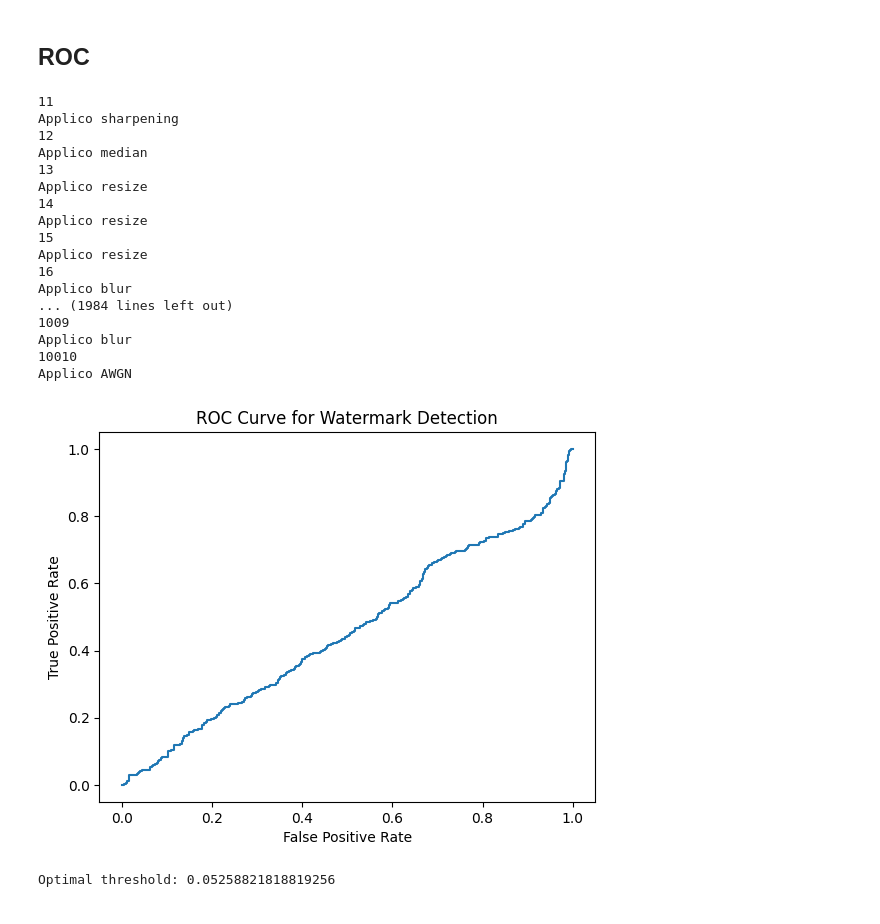
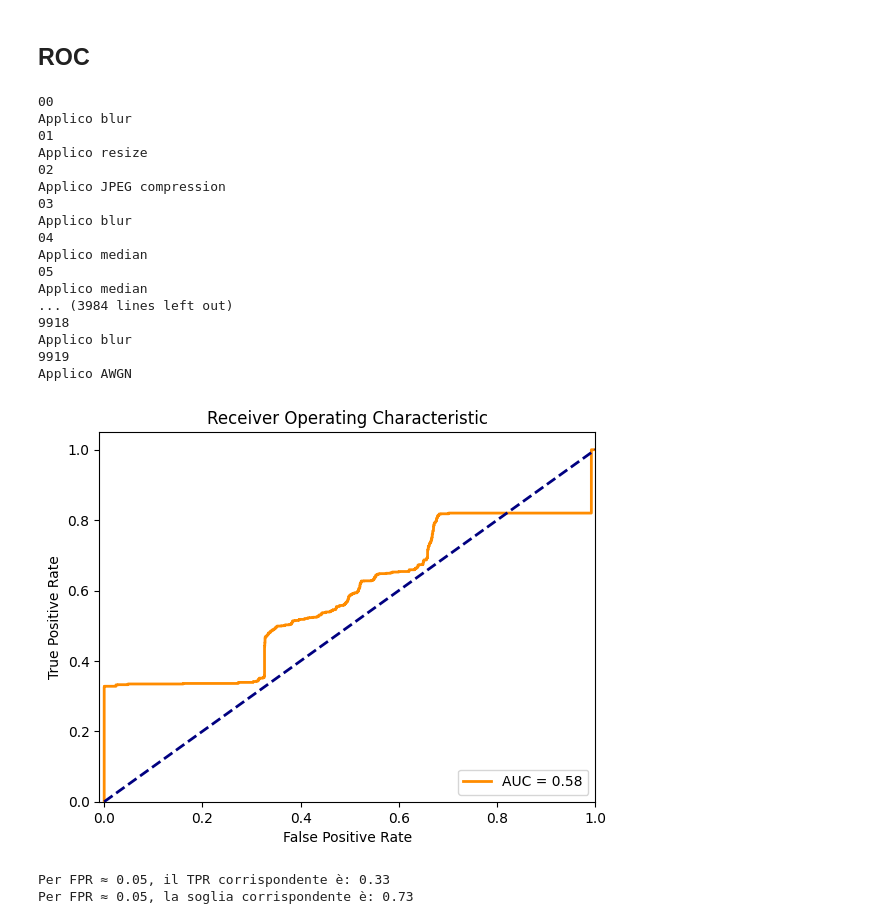
Before and after one commit to EddieVeronese/Multimedia-Data-Security, a Jupyter notebook: demo.ipynb, the cells around one changed output. Cells and saved outputs as stored; diff of their text form; code cells hidden in the pictures.

```diff
--- a/demo.ipynb
+++ b/demo.ipynb
@@ -179,29 +179,31 @@ WPSNR tra l'immagine watermarked e quella attaccata: 28.138860526049804 dB
 # %%
 # Esegui il processo di stima della soglia
 folder_path = "./images"  # Sostituisci con il percorso effettivo
 images = load_images_from_folder(folder_path)
 original_watermark = watermark = np.load('mediavault.npy')
 
 # Stima la soglia con il processo di detection
-threshold = estimate_threshold(images, original_watermark)
-print(f"Optimal threshold: {threshold}")
+#threshold = estimate_threshold(images, original_watermark)
+estimate_threshold(images, original_watermark)
+#print(f"Optimal threshold: {threshold}")
 # %% [output]
-11
-Applico sharpening
-12
+00
+Applico blur
+01
+Applico resize
+02
+Applico JPEG compression
+03
+Applico blur
+04
 Applico median
-13
-Applico resize
-14
-Applico resize
-15
-Applico resize
-16
+05
+Applico median
+... (3984 lines left out)
+9918
 Applico blur
-... (1984 lines left out)
-1009
-Applico blur
-10010
+9919
 Applico AWGN
-[figure, old version]
+[figure, new version]
-Optimal threshold: 0.05258821818819256
+Per FPR ≈ 0.05, il TPR corrispondente è: 0.33
+Per FPR ≈ 0.05, la soglia corrispondente è: 0.73
```
Also changed, not shown: parts of 3 cells of this notebook, 5 other files.
